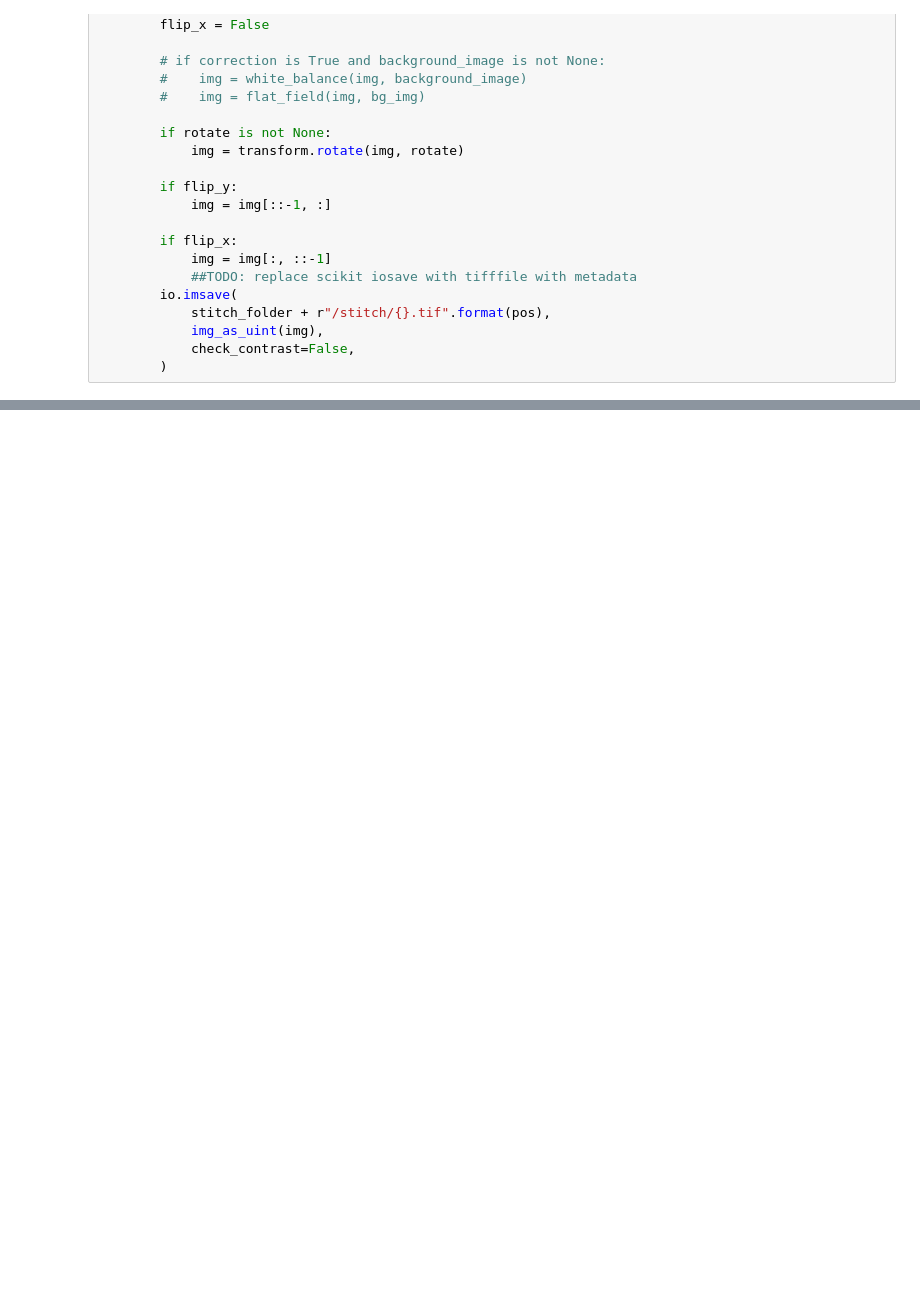
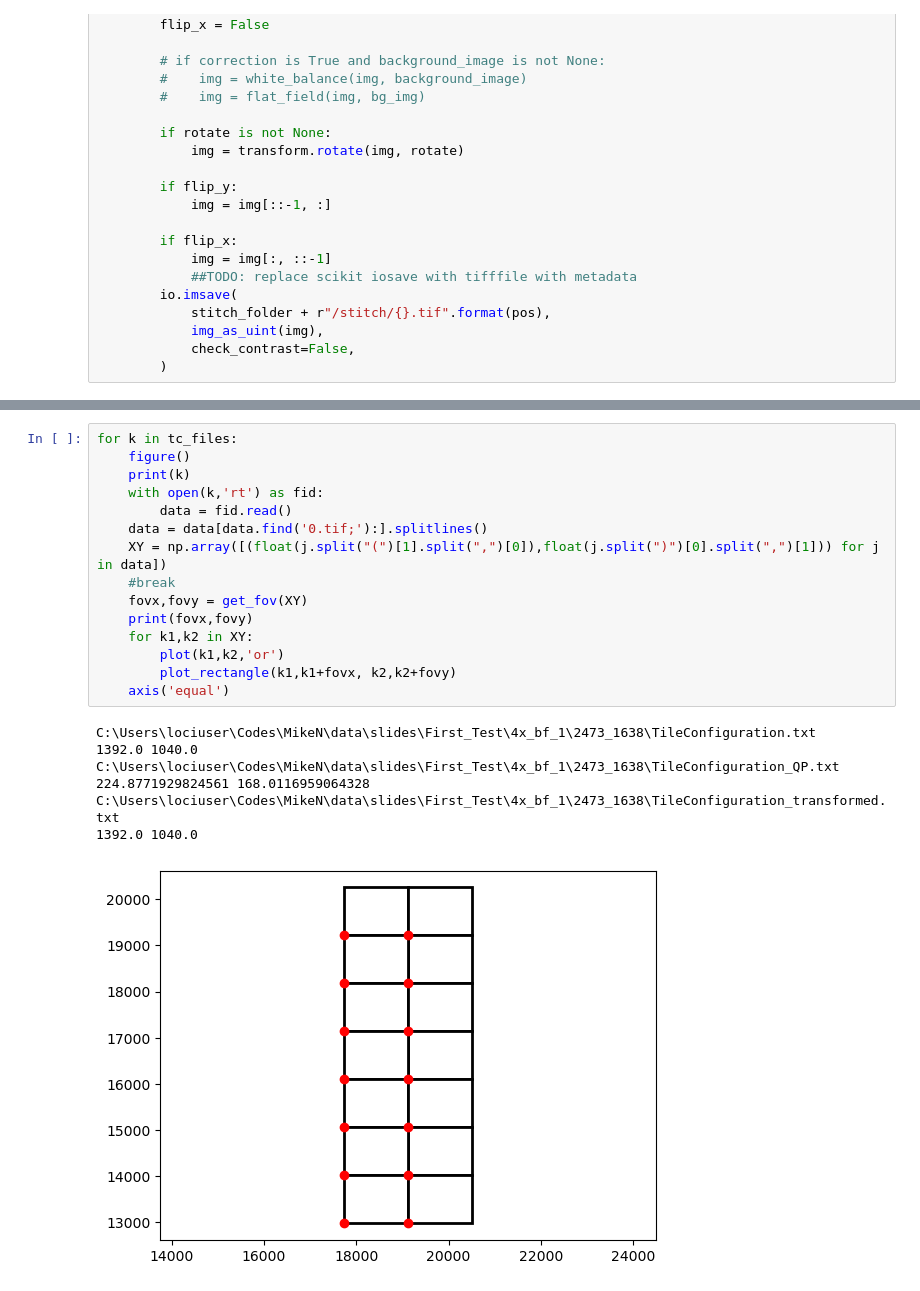
Before and after one commit to JenuC/smart-wsi-scanner, a Jupyter notebook: minimal_qupathrunner.ipynb, the cells around one changed output, grey strips where cells are left out. Drawn from its saved outputs; the diff is of its cells as text; blank space fills up the shorter version.

```diff
--- a/minimal_qupathrunner.ipynb
+++ b/minimal_qupathrunner.ipynb
@@ -567,0 +631,23 @@ for pos in range(len(image_list)):
+# %%
+for k in tc_files:
+    figure()
+    print(k)
+    with open(k,'rt') as fid:
+        data = fid.read()
+    data = data[data.find('0.tif;'):].splitlines()
+    XY = np.array([(float(j.split("(")[1].split(",")[0]),float(j.split(")")[0].split(",")[1])) for j in data])
+    #break
+    fovx,fovy = get_fov(XY)
+    print(fovx,fovy)
+    for k1,k2 in XY:
+        plot(k1,k2,'or')
+        plot_rectangle(k1,k1+fovx, k2,k2+fovy)
+    axis('equal')
+# %% [output]
+C:\Users\lociuser\Codes\MikeN\data\slides\First_Test\4x_bf_1\2473_1638\TileConfiguration.txt
+1392.0 1040.0
+C:\Users\lociuser\Codes\MikeN\data\slides\First_Test\4x_bf_1\2473_1638\TileConfiguration_QP.txt
+224.8771929824561 168.0116959064328
+C:\Users\lociuser\Codes\MikeN\data\slides\First_Test\4x_bf_1\2473_1638\TileConfiguration_transformed.txt
+1392.0 1040.0
+[figure, added]
```
Also changed, not shown: parts of 12 cells of this notebook, 1 other file.
